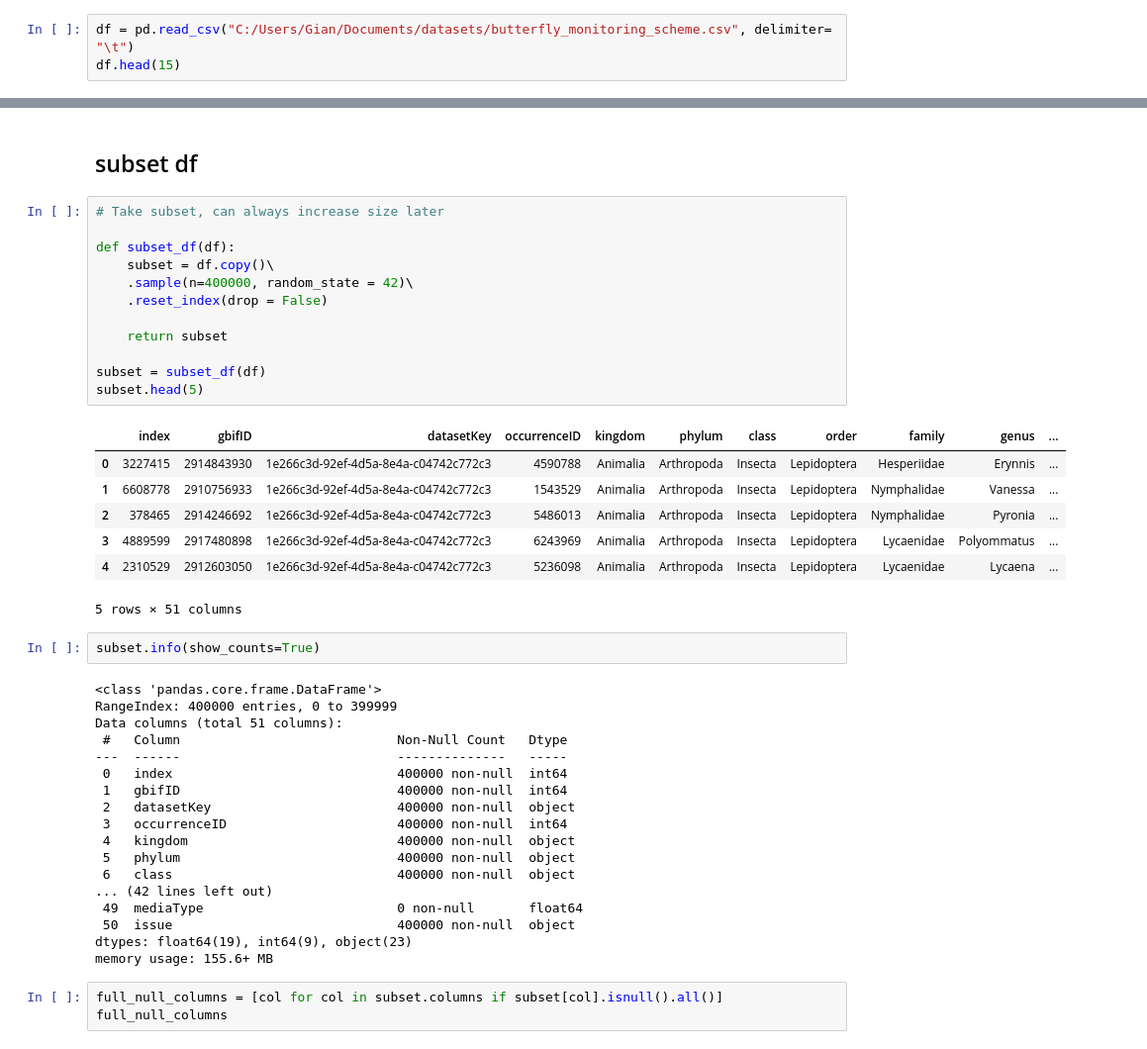
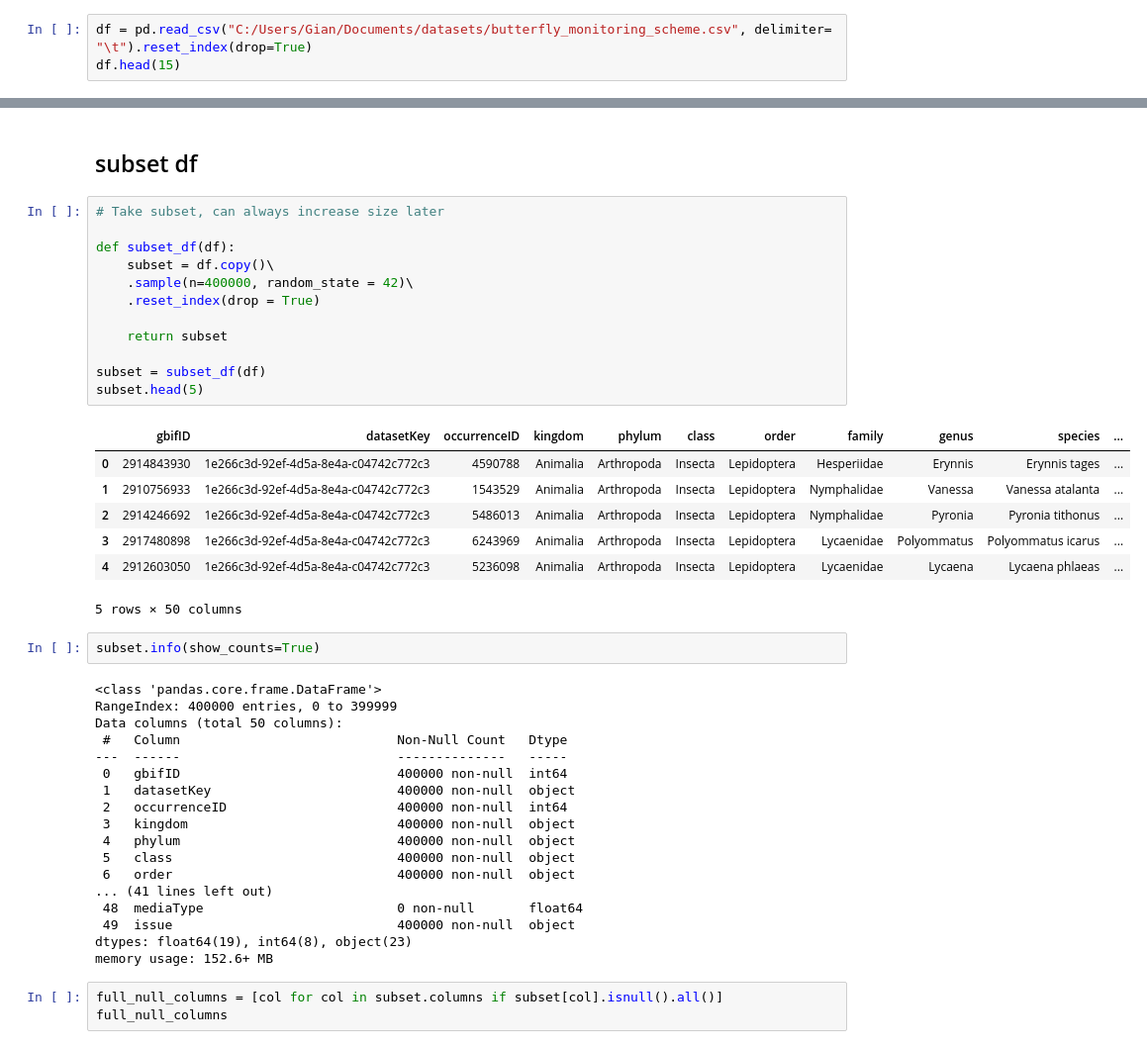
Before and after one commit to GianGab/butterfly_monitoring_analysis, a Jupyter notebook: butterfly_monitoring.ipynb, the cells around one changed output, grey strips where cells are left out. Shown at 99% size. Cells and saved outputs as stored; diff of their text form.

```diff
--- a/butterfly_monitoring.ipynb
+++ b/butterfly_monitoring.ipynb
@@ -5,7 +6,7 @@ import pandas as pd # dataframe functions
 import seaborn as sns # plot functions
 import matplotlib.pyplot as plt # extra plot functions
 # %%
-df = pd.read_csv("C:/Users/Gian/Documents/datasets/butterfly_monitoring_scheme.csv", delimiter= "\t")
+df = pd.read_csv("C:/Users/Gian/Documents/datasets/butterfly_monitoring_scheme.csv", delimiter= "\t").reset_index(drop=True)
 df.head(15)
 # %% [output]
 |  | gbifID | datasetKey | occurrenceID | kingdom | phylum | class | order | family | genus | species | ... |
@@ -54,43 +99,43 @@ Index(['gbifID', 'datasetKey', 'occurrenceID', 'kingdom', 'phylum', 'class',
 # %%
 # Take subset, can always increase size later
 
 def subset_df(df):
     subset = df.copy()\
     .sample(n=400000, random_state = 42)\
-    .reset_index(drop = False)
+    .reset_index(drop = True)
 
     return subset
 
 subset = subset_df(df)
 subset.head(5)
 # %% [output]
-|  | index | gbifID | datasetKey | occurrenceID | kingdom | phylum | class | order | family | genus | ... |
-| 0 | 3227415 | 2914843930 | 1e266c3d-92ef-4d5a-8e4a-c04742c772c3 | 4590788 | Animalia | Arthropoda | Insecta | Lepidoptera | Hesperiidae | Erynnis | ... |
-| 1 | 6608778 | 2910756933 | 1e266c3d-92ef-4d5a-8e4a-c04742c772c3 | 1543529 | Animalia | Arthropoda | Insecta | Lepidoptera | Nymphalidae | Vanessa | ... |
-| 2 | 378465 | 2914246692 | 1e266c3d-92ef-4d5a-8e4a-c04742c772c3 | 5486013 | Animalia | Arthropoda | Insecta | Lepidoptera | Nymphalidae | Pyronia | ... |
-| 3 | 4889599 | 2917480898 | 1e266c3d-92ef-4d5a-8e4a-c04742c772c3 | 6243969 | Animalia | Arthropoda | Insecta | Lepidoptera | Lycaenidae | Polyommatus | ... |
-| 4 | 2310529 | 2912603050 | 1e266c3d-92ef-4d5a-8e4a-c04742c772c3 | 5236098 | Animalia | Arthropoda | Insecta | Lepidoptera | Lycaenidae | Lycaena | ... |
+|  | gbifID | datasetKey | occurrenceID | kingdom | phylum | class | order | family | genus | species | ... |
+| 0 | 2914843930 | 1e266c3d-92ef-4d5a-8e4a-c04742c772c3 | 4590788 | Animalia | Arthropoda | Insecta | Lepidoptera | Hesperiidae | Erynnis | Erynnis tages | ... |
+| 1 | 2910756933 | 1e266c3d-92ef-4d5a-8e4a-c04742c772c3 | 1543529 | Animalia | Arthropoda | Insecta | Lepidoptera | Nymphalidae | Vanessa | Vanessa atalanta | ... |
+| 2 | 2914246692 | 1e266c3d-92ef-4d5a-8e4a-c04742c772c3 | 5486013 | Animalia | Arthropoda | Insecta | Lepidoptera | Nymphalidae | Pyronia | Pyronia tithonus | ... |
+| 3 | 2917480898 | 1e266c3d-92ef-4d5a-8e4a-c04742c772c3 | 6243969 | Animalia | Arthropoda | Insecta | Lepidoptera | Lycaenidae | Polyommatus | Polyommatus icarus | ... |
+| 4 | 2912603050 | 1e266c3d-92ef-4d5a-8e4a-c04742c772c3 | 5236098 | Animalia | Arthropoda | Insecta | Lepidoptera | Lycaenidae | Lycaena | Lycaena phlaeas | ... |
-5 rows × 51 columns
+5 rows × 50 columns
 # %%
 subset.info(show_counts=True)
 # %% [output]
 <class 'pandas.core.frame.DataFrame'>
 RangeIndex: 400000 entries, 0 to 399999
-Data columns (total 51 columns):
+Data columns (total 50 columns):
  #   Column                            Non-Null Count   Dtype
 ---  ------                            --------------   -----
- 0   index                             400000 non-null  int64
- 1   gbifID                            400000 non-null  int64
- 2   datasetKey                        400000 non-null  object
- 3   occurrenceID                      400000 non-null  int64
- 4   kingdom                           400000 non-null  object
- 5   phylum                            400000 non-null  object
- 6   class                             400000 non-null  object
-... (42 lines left out)
- 49  mediaType                         0 non-null       float64
- 50  issue                             400000 non-null  object
-dtypes: float64(19), int64(9), object(23)
-memory usage: 155.6+ MB
+ 0   gbifID                            400000 non-null  int64
+ 1   datasetKey                        400000 non-null  object
+ 2   occurrenceID                      400000 non-null  int64
+ 3   kingdom                           400000 non-null  object
+ 4   phylum                            400000 non-null  object
+ 5   class                             400000 non-null  object
+ 6   order                             400000 non-null  object
+... (41 lines left out)
+ 48  mediaType                         0 non-null       float64
+ 49  issue                             400000 non-null  object
+dtypes: float64(19), int64(8), object(23)
+memory usage: 152.6+ MB
 # %%
 full_null_columns = [col for col in subset.columns if subset[col].isnull().all()]
 full_null_columns
```
Also changed, not shown: parts of 18 cells of this notebook.
